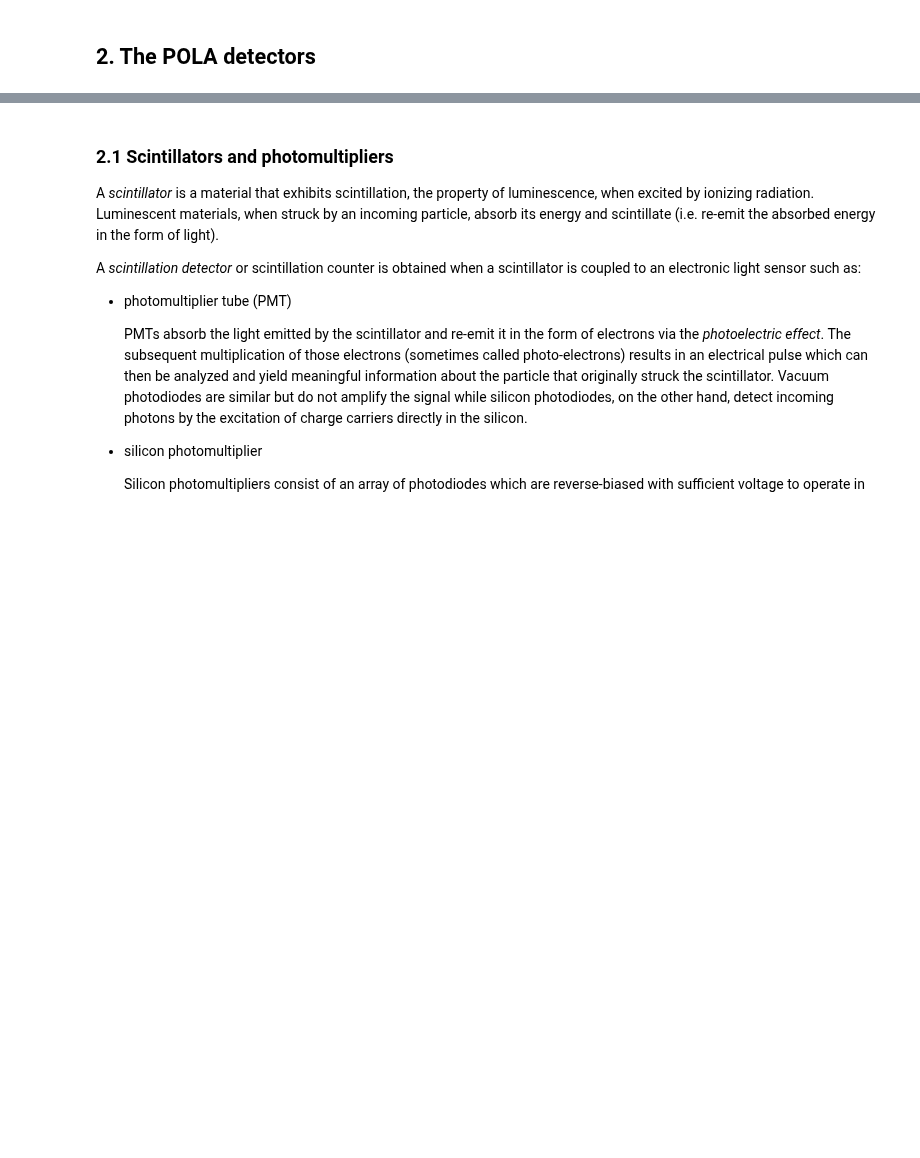
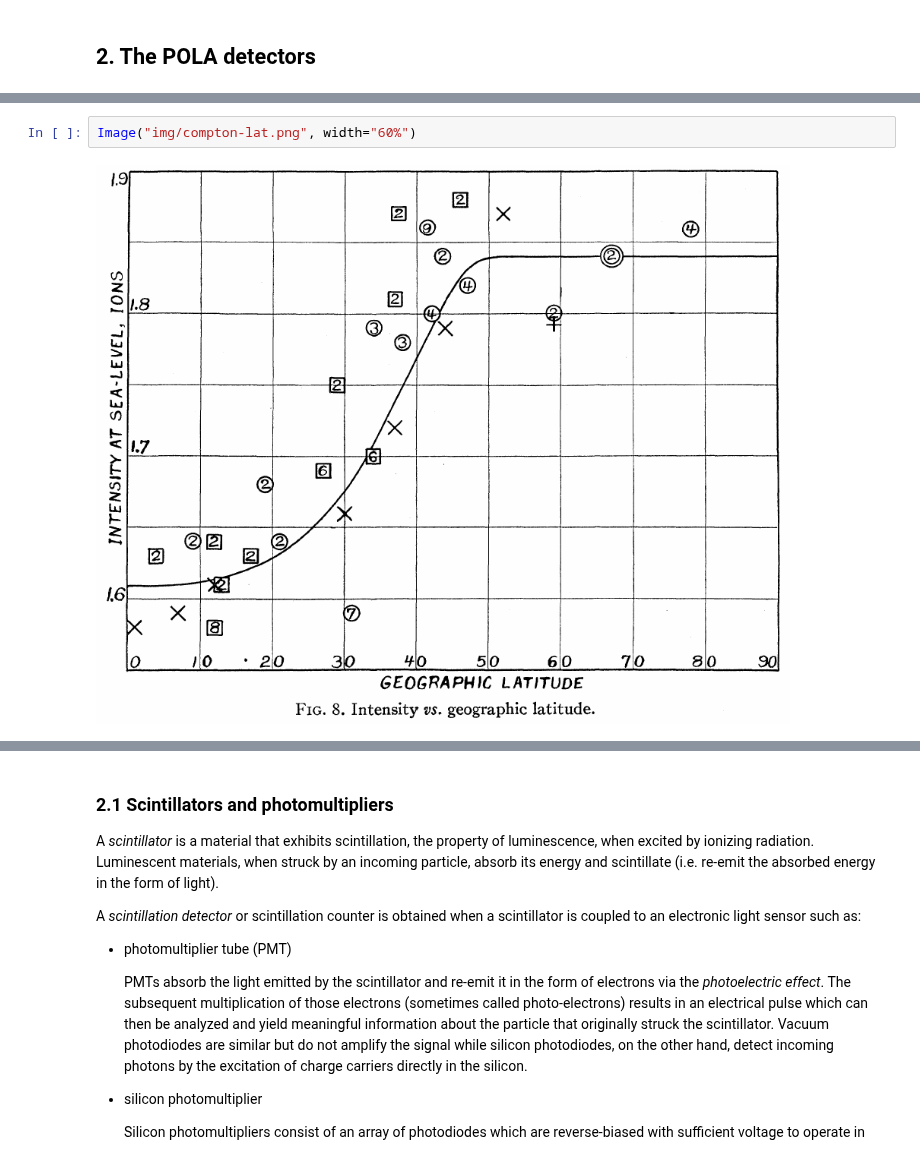
Before and after one commit to vindex10/rbpp-projects, a Jupyter notebook: project2/project2-plots.ipynb, the cells around one changed output, grey strips where cells are left out. Saved outputs shown, nothing was run; the diff lists cells and outputs as text; blank space fills up the shorter version.

```diff
--- a/project2/project2-plots.ipynb
+++ b/project2/project2-plots.ipynb
@@ -90,0 +69,4 @@ The data acquisition and storage to file (DAQ) are performed by a Python script
+# %%
+Image("img/compton-lat.png", width="60%")
+# %% [output]
+[figure, added]
```
Also changed, not shown: parts of 9 cells of this notebook.
